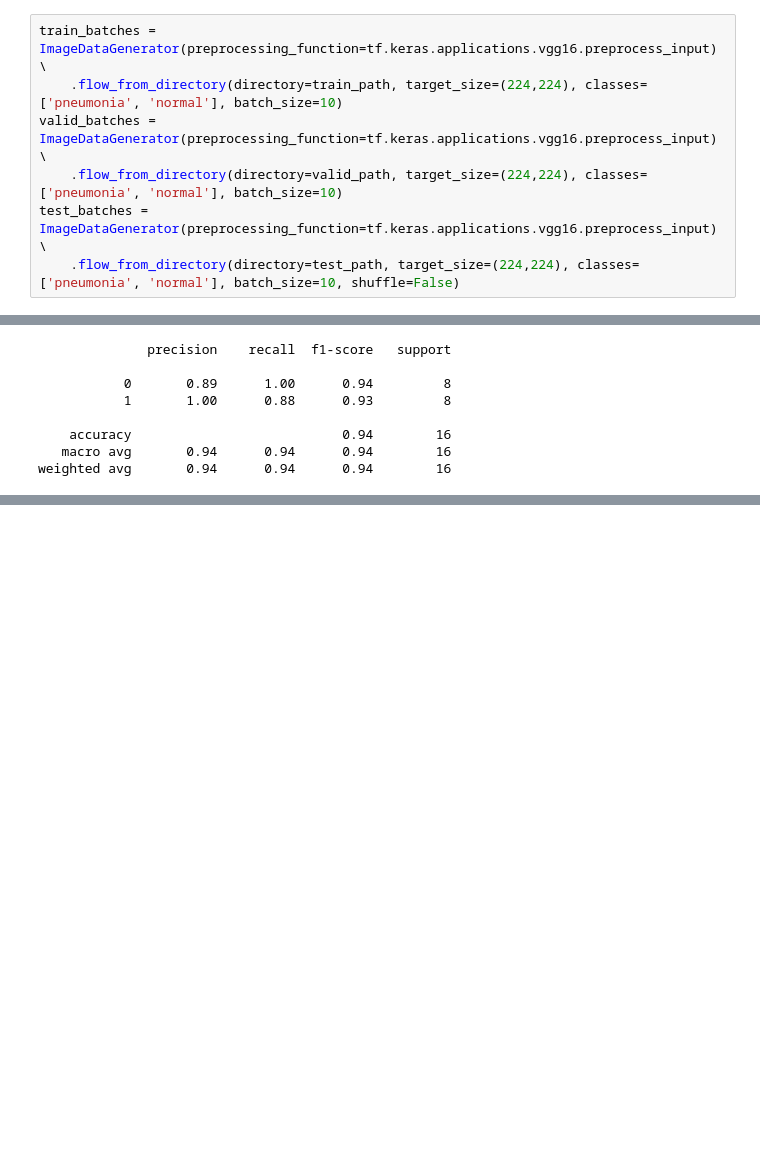
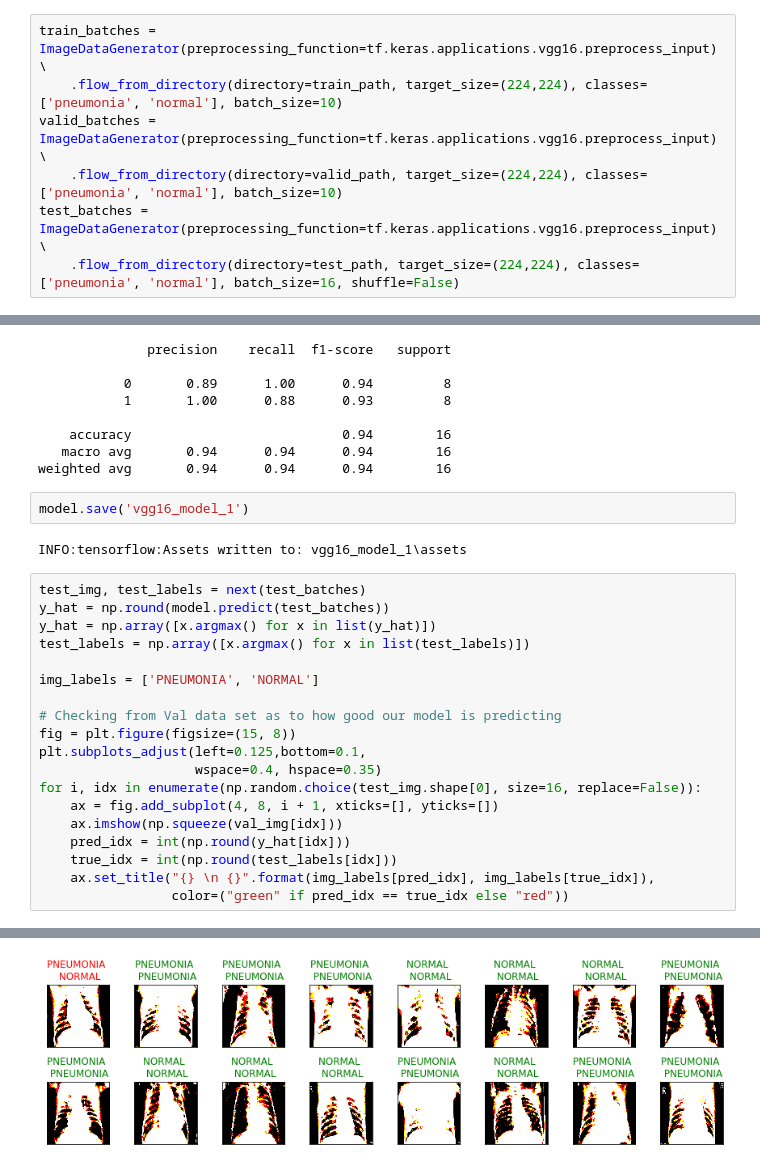
Before and after one commit to luaymatalka/pneumonia-xrays---image-classification, a Jupyter notebook: vgg16_transferlearning.ipynb, the cells around one changed output, grey strips where cells are left out. Saved outputs shown, nothing was run; the diff lists cells and outputs as text; blank space fills up the shorter version.

```diff
--- a/vgg16_transferlearning.ipynb
+++ b/vgg16_transferlearning.ipynb
@@ -27,7 +27,7 @@ train_batches = ImageDataGenerator(preprocessing_function=tf.keras.applications.
 valid_batches = ImageDataGenerator(preprocessing_function=tf.keras.applications.vgg16.preprocess_input) \
     .flow_from_directory(directory=valid_path, target_size=(224,224), classes=['pneumonia', 'normal'], batch_size=10)
 test_batches = ImageDataGenerator(preprocessing_function=tf.keras.applications.vgg16.preprocess_input) \
-    .flow_from_directory(directory=test_path, target_size=(224,224), classes=['pneumonia', 'normal'], batch_size=10, shuffle=False)
+    .flow_from_directory(directory=test_path, target_size=(224,224), classes=['pneumonia', 'normal'], batch_size=16, shuffle=False)
 # %% [output]
 Found 5216 images belonging to 2 classes.
 Found 624 images belonging to 2 classes.
@@ -216,3 +216,27 @@ print(classification_report(test_batches.classes, np.argmax(predictions, axis=-1
     accuracy                           0.94        16
    macro avg       0.94      0.94      0.94        16
 weighted avg       0.94      0.94      0.94        16
+# %%
+model.save('vgg16_model_1')
+# %% [output]
+INFO:tensorflow:Assets written to: vgg16_model_1\assets
+# %%
+test_img, test_labels = next(test_batches)
+y_hat = np.round(model.predict(test_batches))
+y_hat = np.array([x.argmax() for x in list(y_hat)])
+test_labels = np.array([x.argmax() for x in list(test_labels)])
+
+img_labels = ['PNEUMONIA', 'NORMAL']
+
+# Checking from Val data set as to how good our model is predicting
+fig = plt.figure(figsize=(15, 8))
+plt.subplots_adjust(left=0.125,bottom=0.1,
+                    wspace=0.4, hspace=0.35)
+for i, idx in enumerate(np.random.choice(test_img.shape[0], size=16, replace=False)):
+    ax = fig.add_subplot(4, 8, i + 1, xticks=[], yticks=[])
+    ax.imshow(np.squeeze(val_img[idx]))
+    pred_idx = int(np.round(y_hat[idx]))
+    true_idx = int(np.round(test_labels[idx]))
+    ax.set_title("{} \n {}".format(img_labels[pred_idx], img_labels[true_idx]),
+                 color=("green" if pred_idx == true_idx else "red"))
+# %% [output]
@@ -218,0 +259 @@ weighted avg       0.94      0.94      0.94        16
+[figure, added]
```
Also changed, not shown: parts of 1 cell of this notebook, 1 other file.
